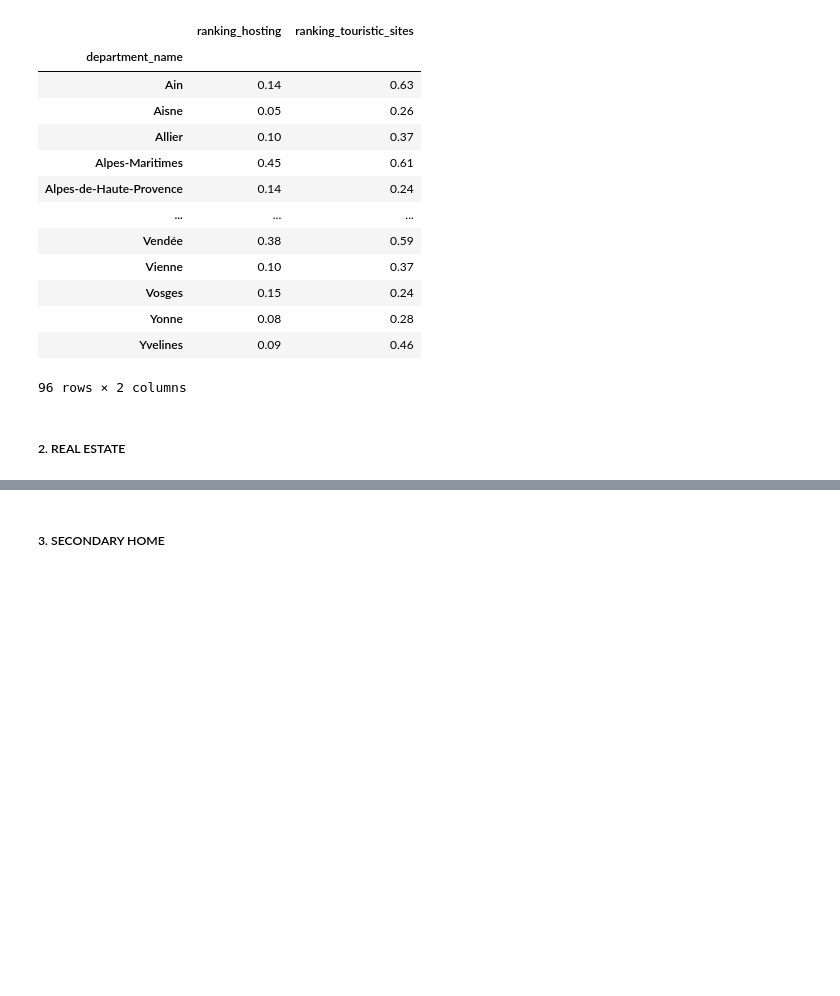
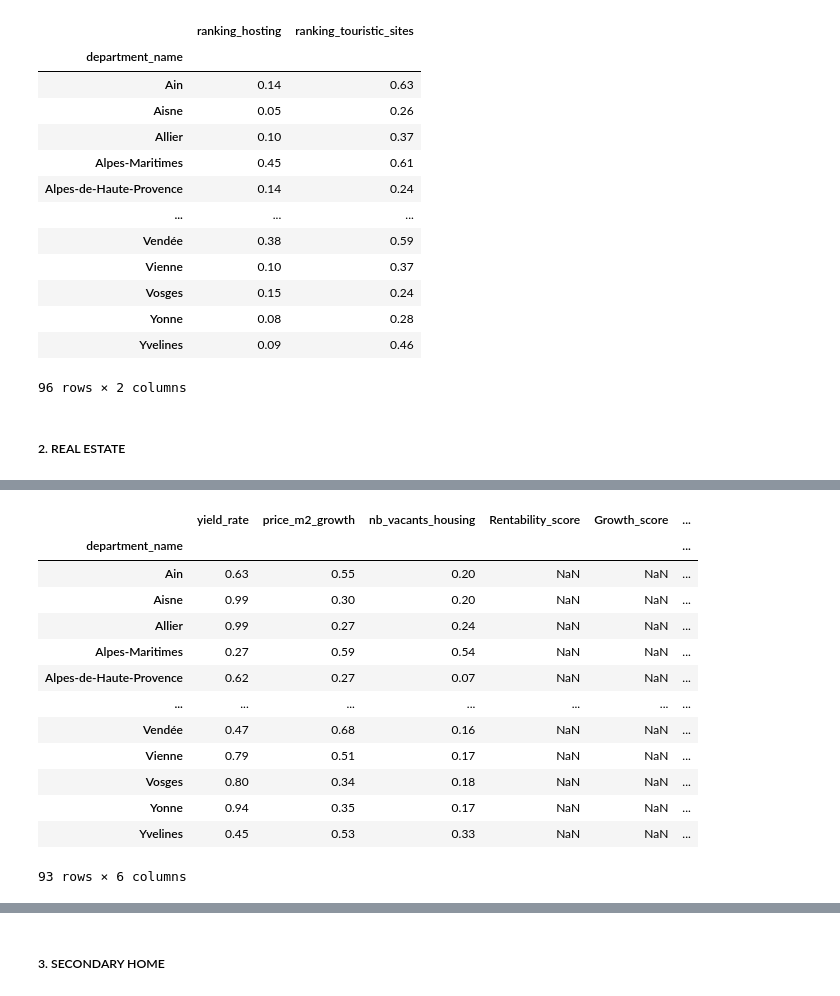
Before and after one commit to MChvtta/prello_scoring_system, a Jupyter notebook: notebooks/ES_Transformation.ipynb, the cells around one changed output, grey strips where cells are left out. Cells and saved outputs as stored; diff of their text form; code cells hidden in the pictures; blank space fills up the shorter version.

```diff
--- a/notebooks/ES_Transformation.ipynb
+++ b/notebooks/ES_Transformation.ipynb
@@ -365,0 +473,9 @@ secondary_home_rate_comparison
+# %%
+# 3.3 taxe d'habitation sur les maisons secondaires par département
+
+TAX_FILENAME = 'taxe_habitation.xlsx'
+
+tax_df = pd.read_excel(os.path.join(DATA_PATH, TAX_FILENAME))
+tax_df.head()
+tax_df = tax_df.rename(columns={'RÉGIONS': 'department_name'})
+tax_df
@@ -464,0 +620,4 @@ calculation_real_estate_scoring
+# %%
+calculation_real_estate_scoring.tail(50)
+calculation_real_estate_scoring = calculation_real_estate_scoring.drop(columns="Taxe d'habitation moyenne en 2023")
+calculation_real_estate_scoring
@@ -539,9 +780,23 @@ df_scaled_real_estate
 # %%
 #cleaning des différents KPI
 df_scaled_real_estate['yield_rate'] = round(df_scaled_real_estate['yield_rate'], 2)
 df_scaled_real_estate['price_m2_growth'] = round(df_scaled_real_estate['price_m2_growth'], 2)
 df_scaled_real_estate['nb_vacants_housing'] = round(df_scaled_real_estate['nb_vacants_housing'], 2)
-df_scaled_real_estate["Taxe d'habitation moyenne en 2023"] = round(1 - df_scaled_real_estate["Taxe d'habitation moyenne en 2023"], 2)
 df_scaled_real_estate
+# %% [output]
+|  | yield_rate | price_m2_growth | nb_vacants_housing | Rentability_score | Growth_score | ... |
+| department_name |  |  |  |  |  | ... |
+| Ain | 0.63 | 0.55 | 0.20 | NaN | NaN | ... |
+| Aisne | 0.99 | 0.30 | 0.20 | NaN | NaN | ... |
+| Allier | 0.99 | 0.27 | 0.24 | NaN | NaN | ... |
+| Alpes-Maritimes | 0.27 | 0.59 | 0.54 | NaN | NaN | ... |
+| Alpes-de-Haute-Provence | 0.62 | 0.27 | 0.07 | NaN | NaN | ... |
+| ... | ... | ... | ... | ... | ... | ... |
+| Vendée | 0.47 | 0.68 | 0.16 | NaN | NaN | ... |
+| Vienne | 0.79 | 0.51 | 0.17 | NaN | NaN | ... |
+| Vosges | 0.80 | 0.34 | 0.18 | NaN | NaN | ... |
+| Yonne | 0.94 | 0.35 | 0.17 | NaN | NaN | ... |
+| Yvelines | 0.45 | 0.53 | 0.33 | NaN | NaN | ... |
+93 rows × 6 columns
 # %%
 calculation_real_estate_scoring.tail(50)
```
Also changed, not shown: parts of 32 cells of this notebook, 1 other file.
